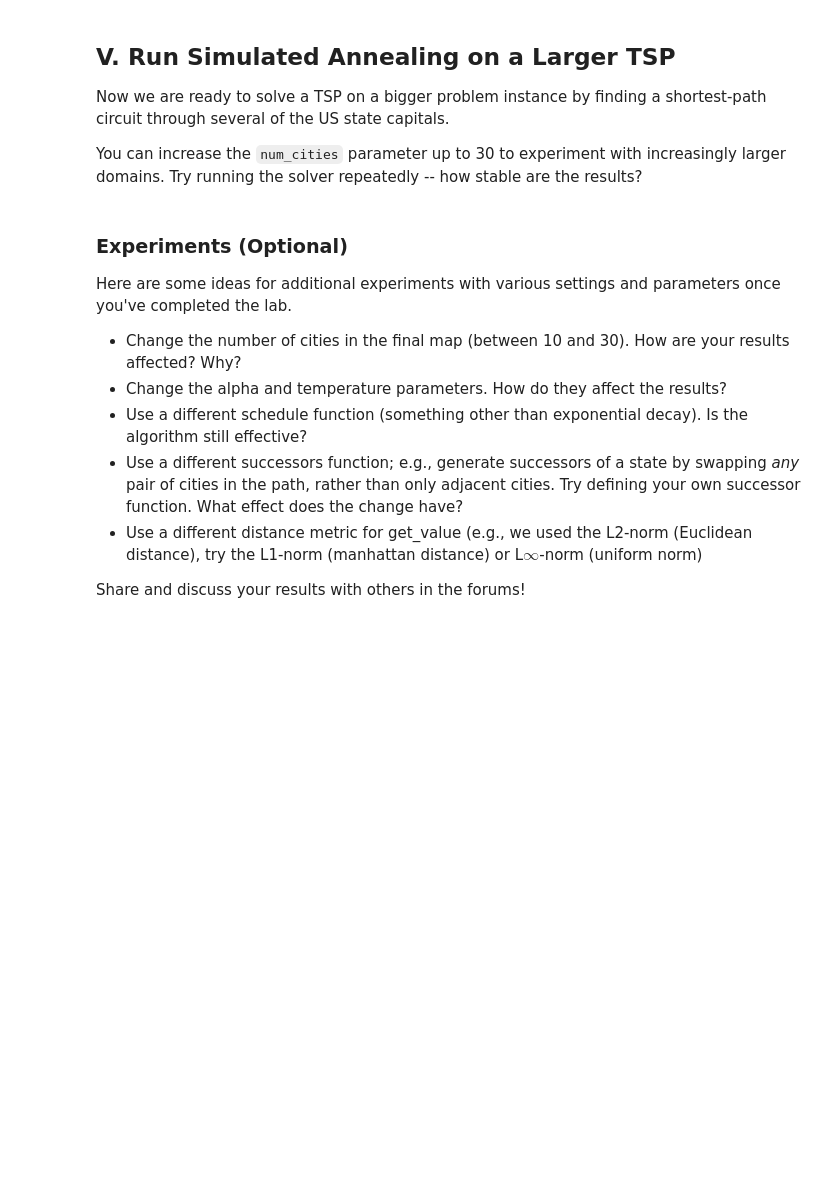
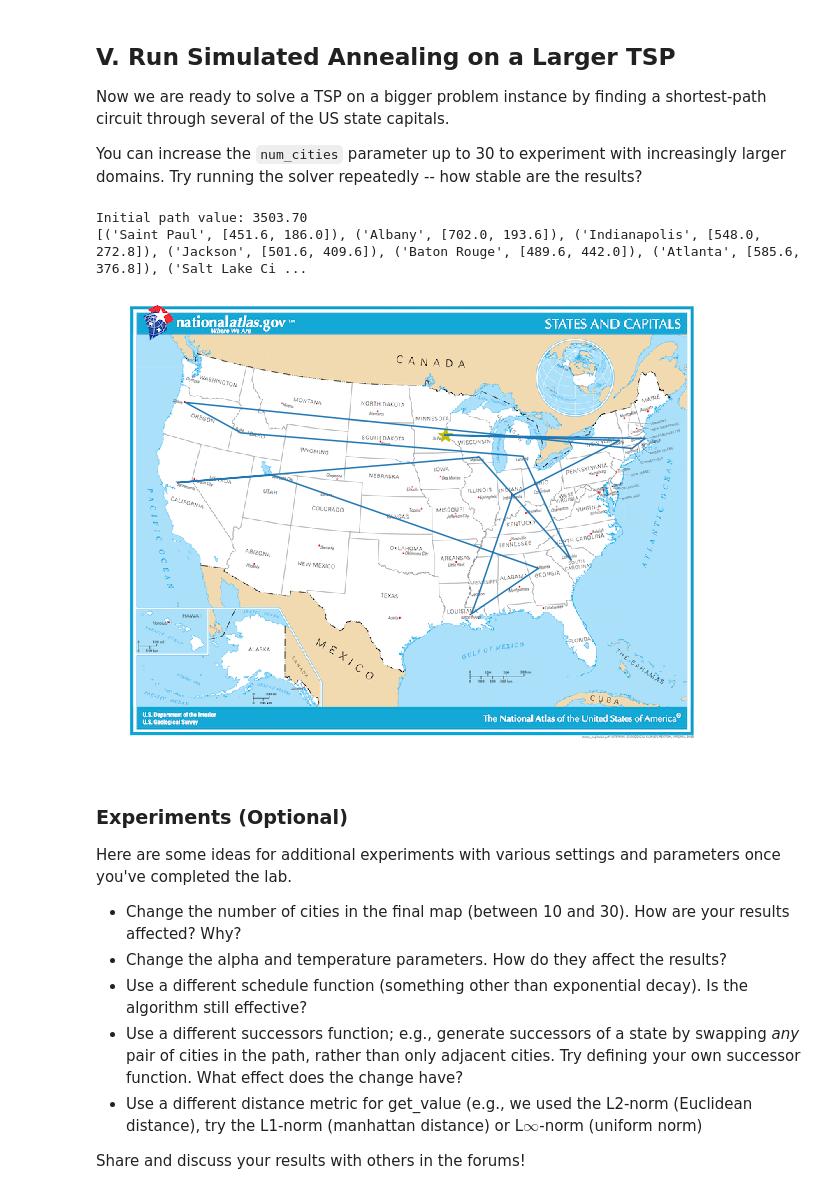
Before and after one commit to TeMedy/AIND-Simulated_Annealing, a Jupyter notebook: AIND-Simulated_Annealing.ipynb, the cells around one changed output. Cells and saved outputs as stored; diff of their text form; code cells hidden in the pictures; blank space fills up the shorter version.

```diff
--- a/AIND-Simulated_Annealing.ipynb
+++ b/AIND-Simulated_Annealing.ipynb
@@ -176,14 +175,15 @@ class TravelingSalesmanProblem:
         around the end of the list between the first and last cities).
         """
         successors = []
-        for i in range(len(self.path)):
-            new_path = copy.deepcopy(self.path)
+        nrof_cities = len(self.path)
+        for i in range(nrof_cities):
+            new_successor = copy.deepcopy(self)
             # swap the neighbouring cities
-            if i == len(new_path) - 1:
-                new_path[i], new_path[0] = new_path[0], new_path[i]
+            if i == nrof_cities - 1:
+                new_successor.path[i], new_successor.path[0] = new_successor.path[0], new_successor.path[i]
             else:
-                new_path[i], new_path[i+1] = new_path[i+1], new_path[i]
-            successors.append(new_path)
+                new_successor.path[i], new_successor.path[i + 1] = new_successor.path[i + 1], new_successor.path[i]
+            successors.append(new_successor)
         return successors
 
     def get_value(self):
@@ -202,12 +202,13 @@ class TravelingSalesmanProblem:
             annealing finds the shortest path
         """
         def distance(coord1, coord2):
-            return ( (coord1[1] - coord2[1]) ** 2(coord1[2] - coord2[2]) ** 2) ** 0.5
+            return ( (coord1[0] - coord2[0]) ** 2 + (coord1[1] - coord2[1]) ** 2) ** 0.5
 
         sum_distance = 0
         prev_coord = self.coords[-1]
         for i in range(len(self.coords)):
             sum_distance += distance(prev_coord, self.coords[i])
+            prev_coord = self.coords[i]
         return -1 * sum_distance
 # %% [markdown]
 ### Testing TravelingSalesmanProblem
@@ -275,11 +279,15 @@ Now we are ready to solve a TSP on a bigger problem instance by finding a shorte
 You can increase the `num_cities` parameter up to 30 to experiment with increasingly larger domains.  Try running the solver repeatedly -- how stable are the results?
 # %%
 # Create the problem instance and plot the initial state
-num_cities = 10
+num_cities = 15
 capitals_tsp = TravelingSalesmanProblem(capitals_list[:num_cities])
 starting_city = capitals_list[0]
 print("Initial path value: {:.2f}".format(-capitals_tsp.get_value()))
 print(capitals_list[:num_cities])  # The start/end point is indicated with a yellow star
 show_path(capitals_tsp.coords, starting_city)
+# %% [output]
+Initial path value: 3503.70
+[('Saint Paul', [451.6, 186.0]), ('Albany', [702.0, 193.6]), ('Indianapolis', [548.0, 272.8]), ('Jackson', [501.6, 409.6]), ('Baton Rouge', [489.6, 442.0]), ('Atlanta', [585.6, 376.8]), ('Salt Lake Ci ...
+[figure, added]
 # %%
 # set the decay rate and initial temperature parameters, then run simulated annealing to solve the TSP
```
Also changed, not shown: parts of 5 cells of this notebook.
